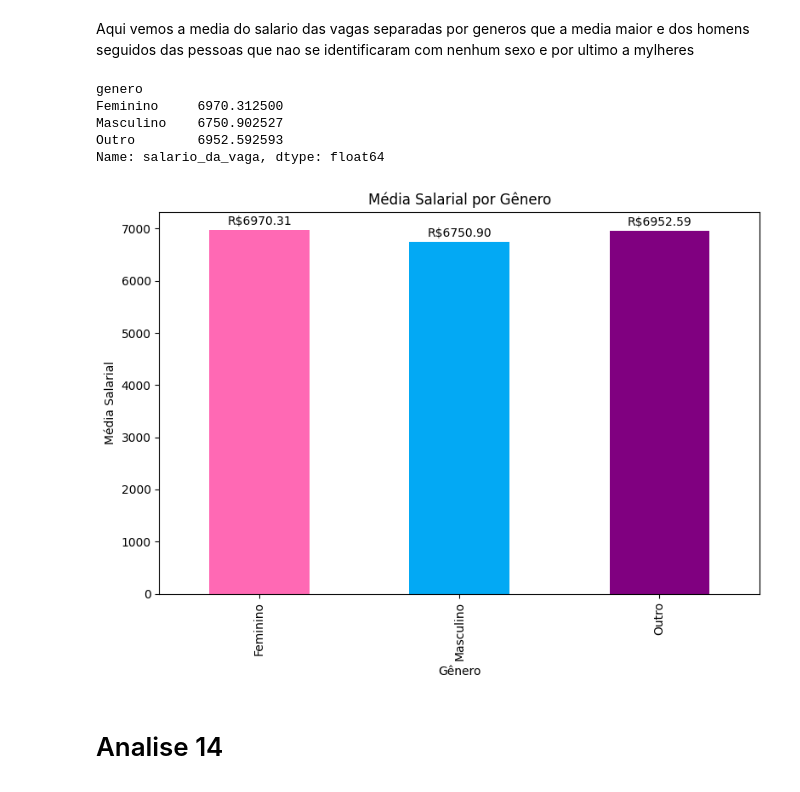
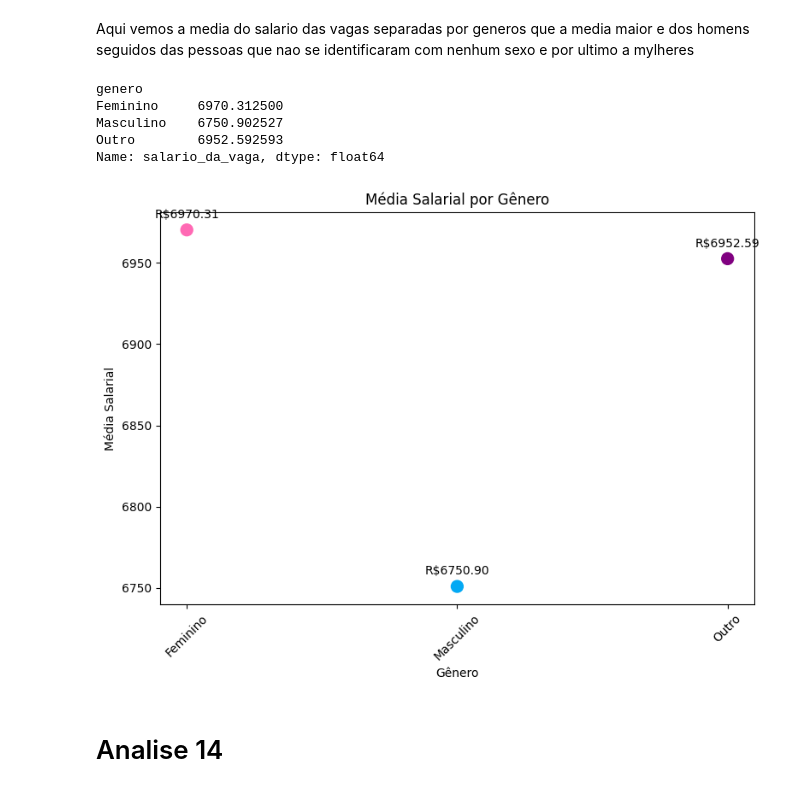
Before and after one commit to jesieldossantos/Curso-IA, a Jupyter notebook: analises/candidatos/candidatos_tecnologia.ipynb, the cells around one changed output. Drawn from its saved outputs; the diff is of its cells as text; code cells hidden in the pictures.

```diff
--- a/analises/candidatos/candidatos_tecnologia.ipynb
+++ b/analises/candidatos/candidatos_tecnologia.ipynb
@@ -664,33 +662,35 @@ Aqui vemos a media do salario das vagas separadas por generos que a media maior
 # %%
 media_salario_genero = df_candidatos_completo.groupby('genero')['salario_da_vaga'].mean()
 print(media_salario_genero)
 
 cores = []
 for genero in media_salario_genero.index:
     if genero.lower() == 'feminino':
         cores.append('#FF69B4')
     elif genero.lower() == 'masculino':
         cores.append('#03A9F4')
     else:
         cores.append('#800080')
 
 plt.figure(figsize=(8,6))
-media_salario_genero.plot(kind='bar', color=cores)
+plt.scatter(media_salario_genero.index, media_salario_genero.values, color=cores, s=100)
 plt.title('Média Salarial por Gênero')
 plt.xlabel('Gênero')
 plt.ylabel('Média Salarial')
+plt.xticks(rotation=45)
 
 for i, valor in enumerate(media_salario_genero):
-    plt.text(i, valor + 100, f"R${valor:.2f}", ha='center')
+    plt.annotate(f'R${valor:.2f}', (media_salario_genero.index[i], valor), textcoords="offset points", xytext=(0,10), ha='center')
 
 plt.tight_layout()
+
 plt.show()
 # %% [output]
 genero
 Feminino     6970.312500
 Masculino    6750.902527
 Outro        6952.592593
 Name: salario_da_vaga, dtype: float64
-[figure, old version]
+[figure, new version]
 # %% [markdown]
 # Analise 14
```
Also changed, not shown: parts of 10 cells of this notebook, 1 other file.
